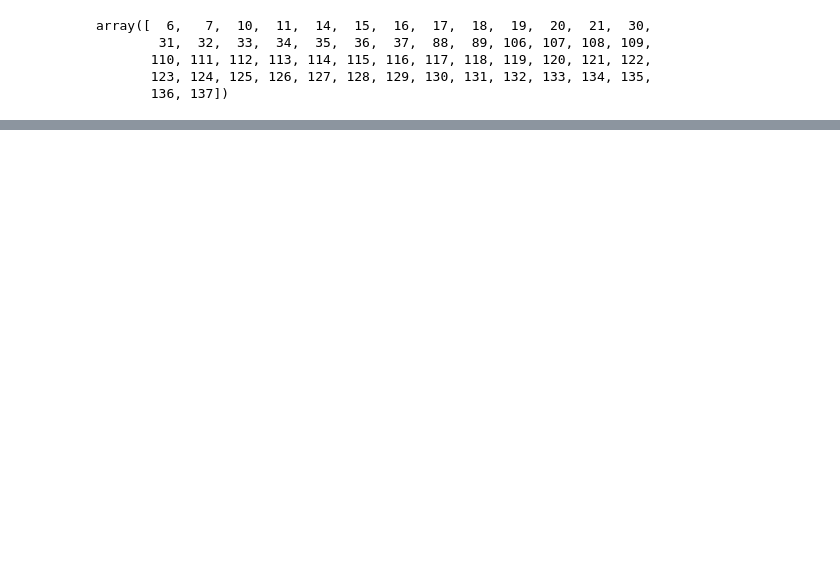
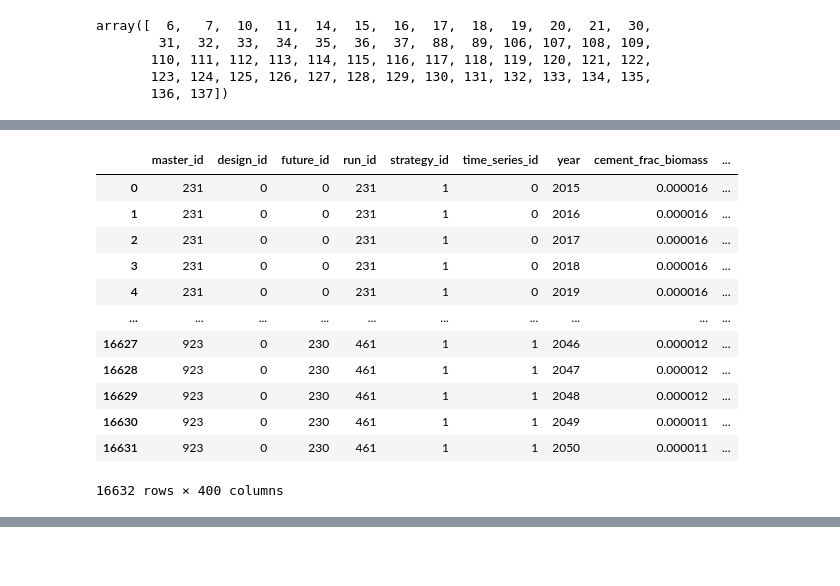
Before and after one commit to emolinaperez/MultiSector_LTS_Chile, a Jupyter notebook: python/integrate_pmr.ipynb, the cells around one changed output, grey strips where cells are left out. Drawn from its saved outputs; the diff is of its cells as text; code cells hidden in the pictures; blank space fills up the shorter version.

```diff
--- a/python/integrate_pmr.ipynb
+++ b/python/integrate_pmr.ipynb
@@ -579,8 +580,8 @@ for ti in tuples_id_ptas:
     apv = list(params_tmp[field_param])
 
     ##  split out max and min
-    df_pt_max = params_tmp[[field_param, "parameter_constant_q", "max_2050"] + fields_param_years_add_sec].copy().rename(columns = {"max_2050": "range"})
-    df_pt_min = params_tmp[[field_param, "parameter_constant_q", "min_2050"] + fields_param_years_add_sec].copy().rename(columns = {"min_2050": "range"})
+    df_pt_max = params_tmp[[field_param, "parameter_constant_q", "sector", "max_2050"] + fields_param_years_add_sec].copy().rename(columns = {"max_2050": "range"})
+    df_pt_min = params_tmp[[field_param, "parameter_constant_q", "sector", "min_2050"] + fields_param_years_add_sec].copy().rename(columns = {"min_2050": "range"})
 
     #add fields
     df_pt_max["type"] = ["max" for x in range(len(df_pt_max))]
@@ -591,15 +592,16 @@ for ti in tuples_id_ptas:
 
 
     if init_fut_q:
-        df_future_out = params_tmp[[field_param, "type", "range", "parameter_constant_q"]].copy().reset_index(drop = True)
+        df_future_out = params_tmp[[field_param, "type", "range", "parameter_constant_q", "sector"]].copy().reset_index(drop = True)
         df_future_out = df_future_out
         df_future_out["future_id"] = list(range(1, len(df_future_out) + 1))
         #build dict
         dict_fut = dict([[tuple(x[0:2]), int(x[2])] for x in np.array(df_future_out[[field_param, "type", "future_id"]])])
         #reorder
-        df_future_out = df_future_out[["future_id", field_param, "type", "range", "parameter_constant_q"]].rename(columns = {field_param: "parameter", "range": "scale_value", "type": "range_value"})
+        df_future_out = df_future_out[["future_id", "sector", field_param, "type", "range", "parameter_constant_q"]].rename(columns = {field_param: "parameter", "range": "scale_value", "type": "range_value"})
         init_fut_q = False
-
+    #drop sector
+    params_tmp = params_tmp[[x for x in params_tmp.columns if (x != "sector")]]
 
     #array of baseline trajectories
     array_traj = np.array(params_tmp[fields_param_years_add_sec])
@@ -716,0 +958,16 @@ params_tmp.iloc[np.where((vs - vec_scale) != 0)[0]]
+# %%
+exp_design
+# %% [output]
+|  | master_id | design_id | future_id | run_id | strategy_id | time_series_id | year | cement_frac_biomass | ... |
+| 0 | 231 | 0 | 0 | 231 | 1 | 0 | 2015 | 0.000016 | ... |
+| 1 | 231 | 0 | 0 | 231 | 1 | 0 | 2016 | 0.000016 | ... |
+| 2 | 231 | 0 | 0 | 231 | 1 | 0 | 2017 | 0.000016 | ... |
+| 3 | 231 | 0 | 0 | 231 | 1 | 0 | 2018 | 0.000016 | ... |
+| 4 | 231 | 0 | 0 | 231 | 1 | 0 | 2019 | 0.000016 | ... |
+| ... | ... | ... | ... | ... | ... | ... | ... | ... | ... |
+| 16627 | 923 | 0 | 230 | 461 | 1 | 1 | 2046 | 0.000012 | ... |
+| 16628 | 923 | 0 | 230 | 461 | 1 | 1 | 2047 | 0.000012 | ... |
+| 16629 | 923 | 0 | 230 | 461 | 1 | 1 | 2048 | 0.000012 | ... |
+| 16630 | 923 | 0 | 230 | 461 | 1 | 1 | 2049 | 0.000011 | ... |
+| 16631 | 923 | 0 | 230 | 461 | 1 | 1 | 2050 | 0.000011 | ... |
+16632 rows × 400 columns
```
Also changed, not shown: parts of 14 cells of this notebook, 41 other files.
